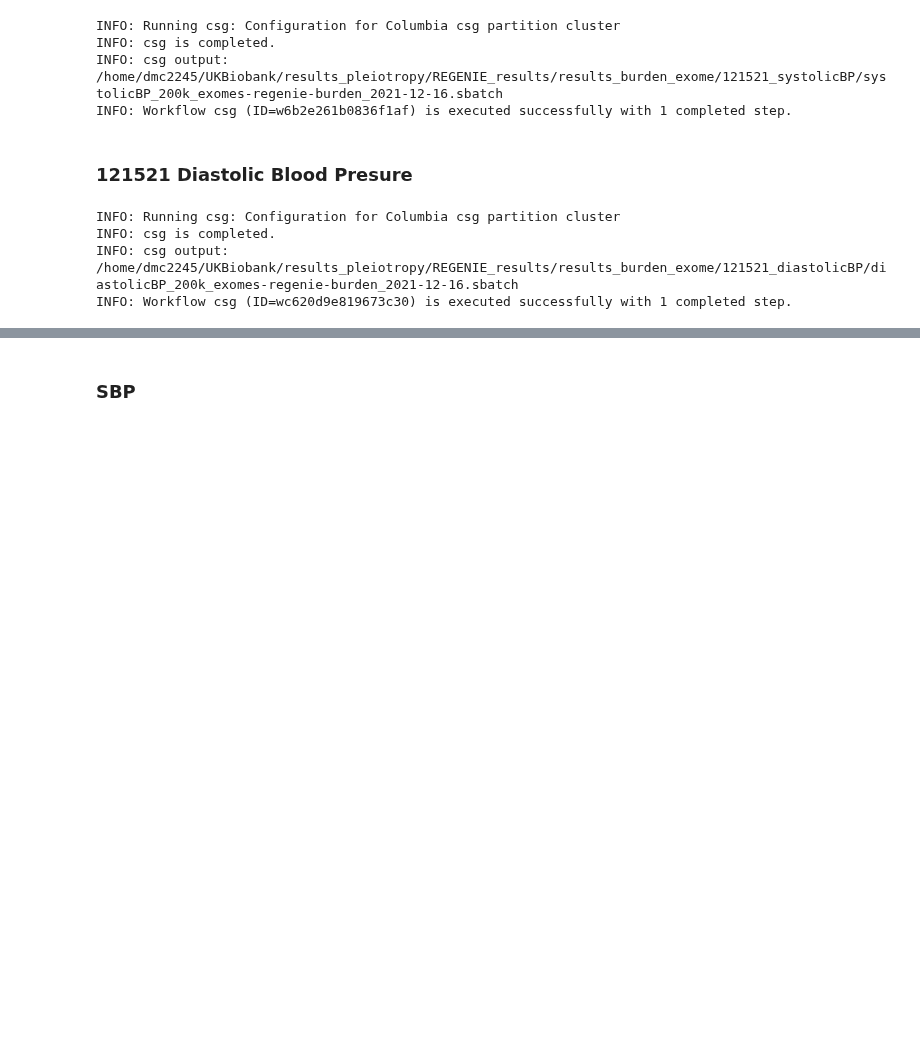
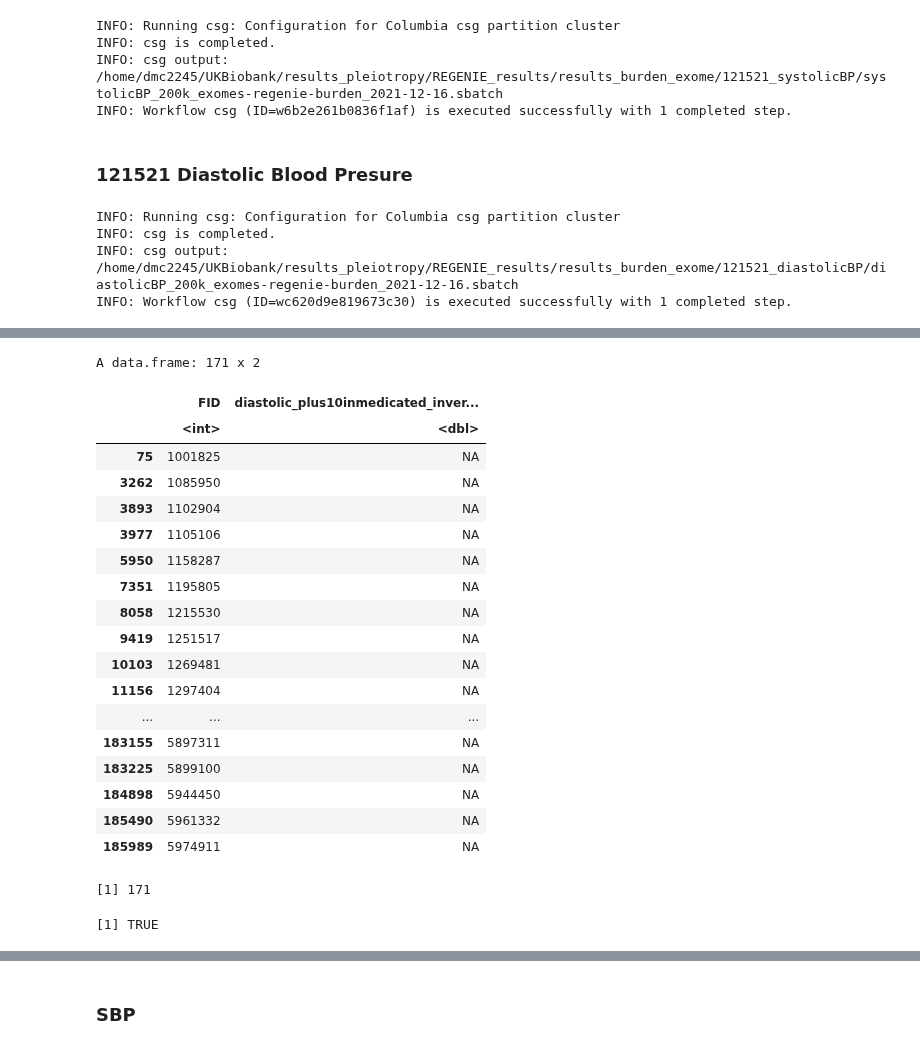
Before and after one commit to statgenetics/UKBB_GWAS_dev, a Jupyter notebook: analysis/cluster_scripts/121521_blood_pressure_burden.ipynb, the cells around one changed output, grey strips where cells are left out. Saved outputs shown, nothing was run; the diff lists cells and outputs as text; code cells hidden in the pictures; blank space fills up the shorter version.

```diff
--- a/analysis/cluster_scripts/121521_blood_pressure_burden.ipynb
+++ b/analysis/cluster_scripts/121521_blood_pressure_burden.ipynb
@@ -179,0 +317,2 @@ INFO: Workflow csg (ID=wc620d9e819673c30) is executed successfully with 1 comple
+# %%
+dias <- pheno[is.na(pheno$diastolic_plus10inmedicated_inverserank),]
@@ -179,0 +344,28 @@ INFO: Workflow csg (ID=wc620d9e819673c30) is executed successfully with 1 comple
+# %%
+dias %>% select(FID, diastolic_plus10inmedicated_inverserank)
+nrow(dias)
+# %% [output]
+A data.frame: 171 x 2
+|  | FID | diastolic_plus10inmedicated_inver... |
+|  | <int> | <dbl> |
+| 75 | 1001825 | NA |
+| 3262 | 1085950 | NA |
+| 3893 | 1102904 | NA |
+| 3977 | 1105106 | NA |
+| 5950 | 1158287 | NA |
+| 7351 | 1195805 | NA |
+| 8058 | 1215530 | NA |
+| 9419 | 1251517 | NA |
+| 10103 | 1269481 | NA |
+| 11156 | 1297404 | NA |
+| ... | ... | ... |
+| 183155 | 5897311 | NA |
+| 183225 | 5899100 | NA |
+| 184898 | 5944450 | NA |
+| 185490 | 5961332 | NA |
+| 185989 | 5974911 | NA |
+[1] 171
+# %%
+all_equal(sys,dias)
+# %% [output]
+[1] TRUE
```
Also changed, not shown: parts of 37 cells of this notebook, 10 other files.
